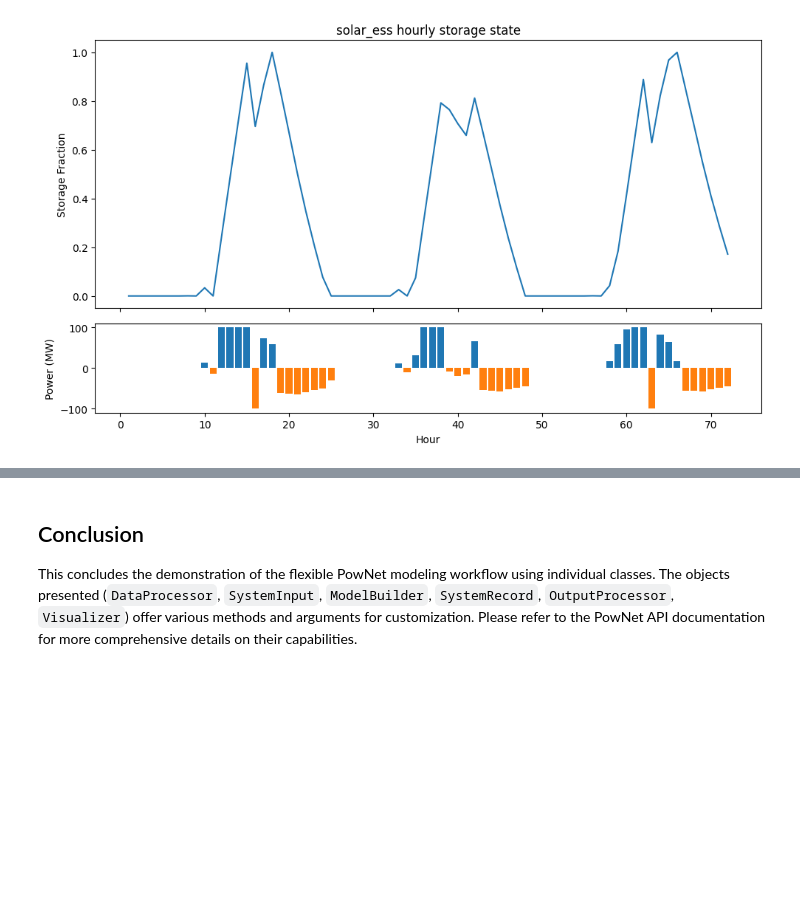
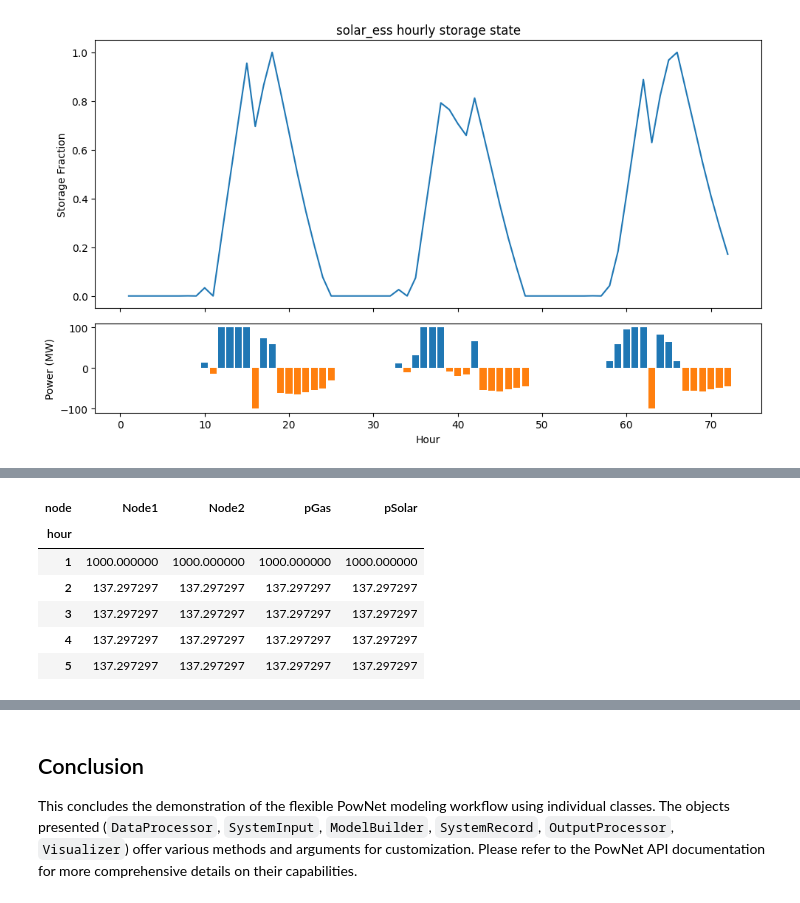
Before and after one commit to Critical-Infrastructure-Systems-Lab/PowNet, a Jupyter notebook: examples/custom_workflow.ipynb, the cells around one changed output, grey strips where cells are left out. Drawn from its saved outputs; the diff is of its cells as text; code cells hidden in the pictures; blank space fills up the shorter version.

```diff
--- a/examples/custom_workflow.ipynb
+++ b/examples/custom_workflow.ipynb
@@ -257,0 +248,11 @@ visualizer.plot_unit_storage_state(
+# %%
+lmp_dataframe = record.get_lmp()
+lmp_dataframe.head()
+# %% [output]
+| node | Node1 | Node2 | pGas | pSolar |
+| hour |  |  |  |  |
+| 1 | 1000.000000 | 1000.000000 | 1000.000000 | 1000.000000 |
+| 2 | 137.297297 | 137.297297 | 137.297297 | 137.297297 |
+| 3 | 137.297297 | 137.297297 | 137.297297 | 137.297297 |
+| 4 | 137.297297 | 137.297297 | 137.297297 | 137.297297 |
+| 5 | 137.297297 | 137.297297 | 137.297297 | 137.297297 |
```
Also changed, not shown: parts of 6 cells of this notebook, 4 other files.
